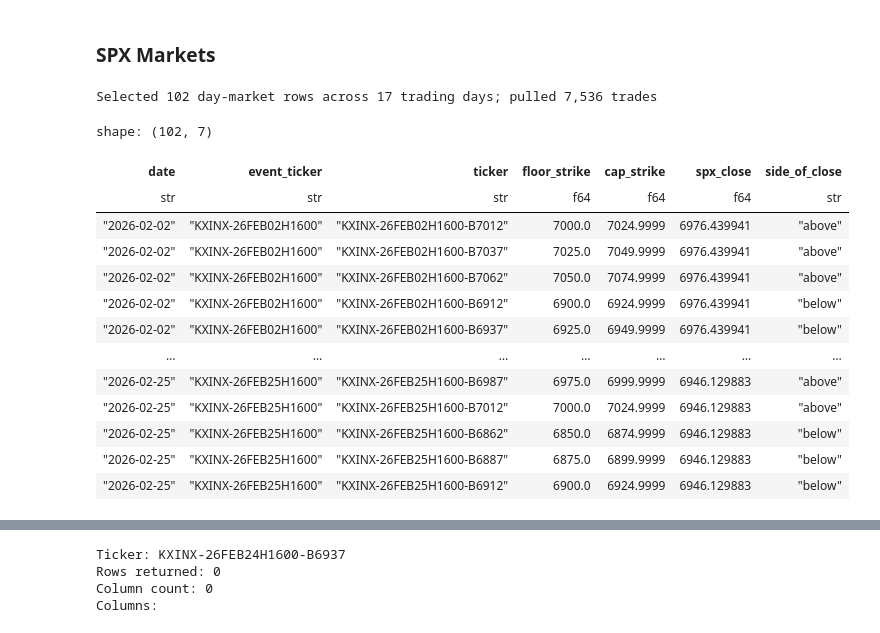
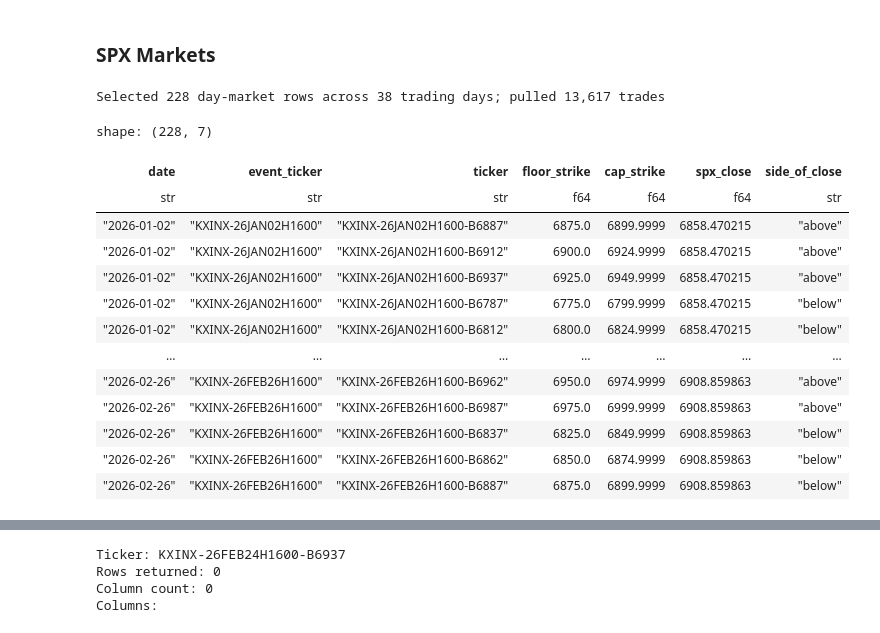
Before and after one commit to chris-mulligan-50/FINM-33150-Quantitative-Trading-Strategies-Final-Project-Kalshi-Market-Making-, a Jupyter notebook: Data-Exploration/data_pull.ipynb, the cells around one changed output, grey strips where cells are left out. Drawn from its saved outputs; the diff is of its cells as text; code cells hidden in the pictures.

Commit message:
Got all the data pulled

```diff
--- a/Data-Exploration/data_pull.ipynb
+++ b/Data-Exploration/data_pull.ipynb
@@ -17,8 +17,8 @@ from cryptography.hazmat.primitives.asymmetric import padding
 import config
 
 BASE_URL = getattr(config, "KALSHI_API_BASE", "https://api.elections.kalshi.com/trade-api/v2")
-START_DATE = date(2026, 2, 1)
-END_DATE = date(2026, 2, 25)
+START_DATE = date(2026, 1, 1)
+END_DATE = date(2026, 2, 26)
 EVENT_PREFIXES = ["KXINX", "KXINXU", "KXINXD", "KXINXW", "INXD", "INXW"]
 
 
@@ -275,46 +275,46 @@ trades_hist = (
         ).alias("size"),
         pl.col("taker_side").cast(pl.String, strict=False).str.to_lowercase(),
     )
     .select("ts", "ticker", "yes_price", "size", "taker_side", "trade_id")
     .join(market_meta, on="ticker", how="left")
     .sort(["date", "ticker", "ts"])
 )
 
 ohlcv_1s = (
     trades_hist.group_by_dynamic("ts", every="1s", period="1s", group_by=["date", "ticker", "side_of_close"])
     .agg(
         pl.col("yes_price").first().alias("open"),
         pl.col("yes_price").max().alias("high"),
         pl.col("yes_price").min().alias("low"),
         pl.col("yes_price").last().alias("close"),
         pl.col("size").sum().alias("volume"),
         pl.len().alias("trade_count"),
     )
     .drop_nulls("open")
     .sort(["date", "ticker", "ts"])
 )
 
 print(
     f"Selected {market_map.height:,} day-market rows across {market_map.select(pl.col('date').n_unique()).item()} trading days; "
     f"pulled {trades_hist.height:,} trades"
 )
 market_map.sort(["date", "side_of_close", "floor_strike"])
 # %% [output]
-Selected 102 day-market rows across 17 trading days; pulled 7,536 trades
+Selected 228 day-market rows across 38 trading days; pulled 13,617 trades
-shape: (102, 7)
+shape: (228, 7)
 | date | event_ticker | ticker | floor_strike | cap_strike | spx_close | side_of_close |
 | str | str | str | f64 | f64 | f64 | str |
-| "2026-02-02" | "KXINX-26FEB02H1600" | "KXINX-26FEB02H1600-B7012" | 7000.0 | 7024.9999 | 6976.439941 | "above" |
-| "2026-02-02" | "KXINX-26FEB02H1600" | "KXINX-26FEB02H1600-B7037" | 7025.0 | 7049.9999 | 6976.439941 | "above" |
-| "2026-02-02" | "KXINX-26FEB02H1600" | "KXINX-26FEB02H1600-B7062" | 7050.0 | 7074.9999 | 6976.439941 | "above" |
-| "2026-02-02" | "KXINX-26FEB02H1600" | "KXINX-26FEB02H1600-B6912" | 6900.0 | 6924.9999 | 6976.439941 | "below" |
-| "2026-02-02" | "KXINX-26FEB02H1600" | "KXINX-26FEB02H1600-B6937" | 6925.0 | 6949.9999 | 6976.439941 | "below" |
+| "2026-01-02" | "KXINX-26JAN02H1600" | "KXINX-26JAN02H1600-B6887" | 6875.0 | 6899.9999 | 6858.470215 | "above" |
+| "2026-01-02" | "KXINX-26JAN02H1600" | "KXINX-26JAN02H1600-B6912" | 6900.0 | 6924.9999 | 6858.470215 | "above" |
+| "2026-01-02" | "KXINX-26JAN02H1600" | "KXINX-26JAN02H1600-B6937" | 6925.0 | 6949.9999 | 6858.470215 | "above" |
+| "2026-01-02" | "KXINX-26JAN02H1600" | "KXINX-26JAN02H1600-B6787" | 6775.0 | 6799.9999 | 6858.470215 | "below" |
+| "2026-01-02" | "KXINX-26JAN02H1600" | "KXINX-26JAN02H1600-B6812" | 6800.0 | 6824.9999 | 6858.470215 | "below" |
 | … | … | … | … | … | … | … |
-| "2026-02-25" | "KXINX-26FEB25H1600" | "KXINX-26FEB25H1600-B6987" | 6975.0 | 6999.9999 | 6946.129883 | "above" |
-| "2026-02-25" | "KXINX-26FEB25H1600" | "KXINX-26FEB25H1600-B7012" | 7000.0 | 7024.9999 | 6946.129883 | "above" |
-| "2026-02-25" | "KXINX-26FEB25H1600" | "KXINX-26FEB25H1600-B6862" | 6850.0 | 6874.9999 | 6946.129883 | "below" |
-| "2026-02-25" | "KXINX-26FEB25H1600" | "KXINX-26FEB25H1600-B6887" | 6875.0 | 6899.9999 | 6946.129883 | "below" |
-| "2026-02-25" | "KXINX-26FEB25H1600" | "KXINX-26FEB25H1600-B6912" | 6900.0 | 6924.9999 | 6946.129883 | "below" |
+| "2026-02-26" | "KXINX-26FEB26H1600" | "KXINX-26FEB26H1600-B6962" | 6950.0 | 6974.9999 | 6908.859863 | "above" |
+| "2026-02-26" | "KXINX-26FEB26H1600" | "KXINX-26FEB26H1600-B6987" | 6975.0 | 6999.9999 | 6908.859863 | "above" |
+| "2026-02-26" | "KXINX-26FEB26H1600" | "KXINX-26FEB26H1600-B6837" | 6825.0 | 6849.9999 | 6908.859863 | "below" |
+| "2026-02-26" | "KXINX-26FEB26H1600" | "KXINX-26FEB26H1600-B6862" | 6850.0 | 6874.9999 | 6908.859863 | "below" |
+| "2026-02-26" | "KXINX-26FEB26H1600" | "KXINX-26FEB26H1600-B6887" | 6875.0 | 6899.9999 | 6908.859863 | "below" |
 # %%
 #1.2
 
```
Also changed, not shown: parts of 5 cells of this notebook.
